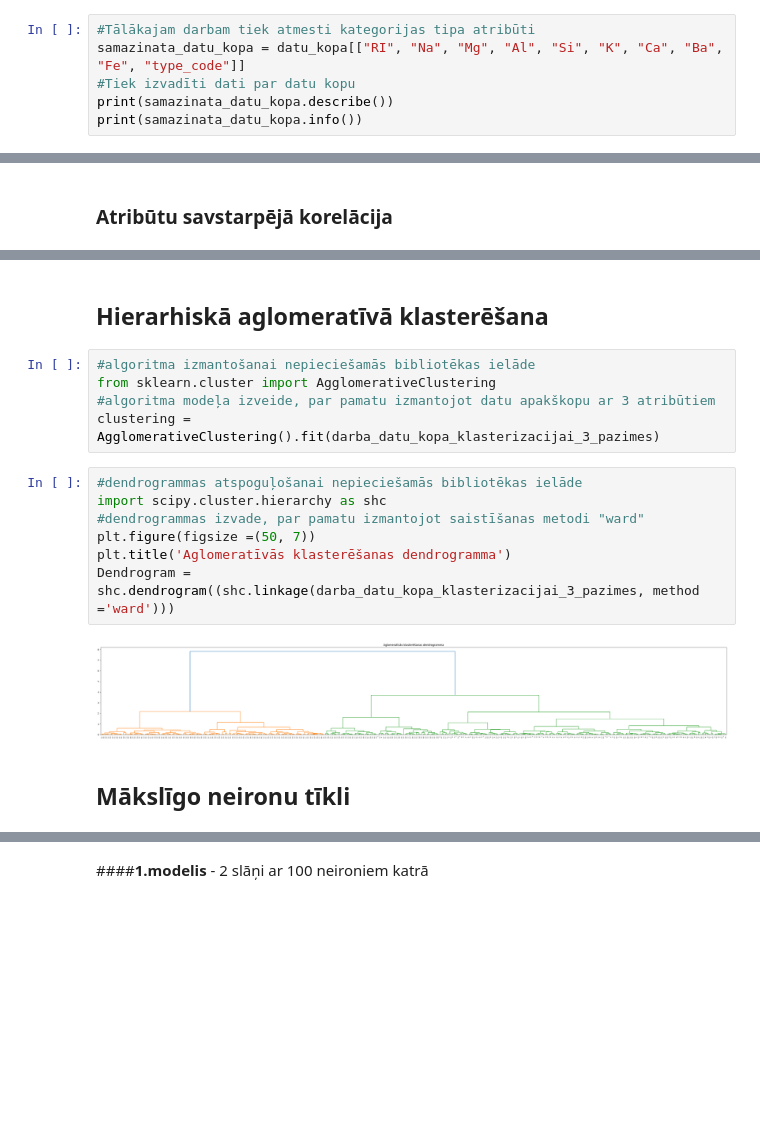
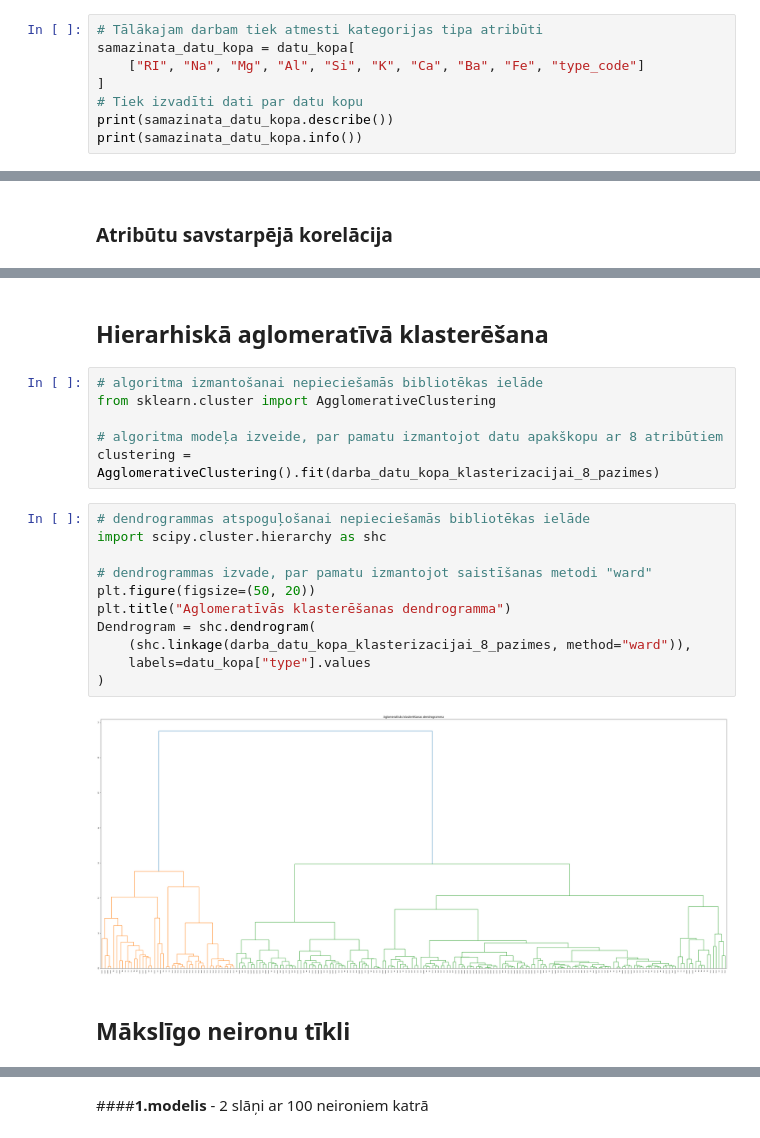
Before and after one commit to ShpionLV/46_Kode, a Jupyter notebook: 46_Kods.ipynb, the cells around one changed output, grey strips where cells are left out. Saved outputs shown, nothing was run; the diff lists cells and outputs as text; blank space fills up the shorter version.

```diff
--- a/46_Kods.ipynb
+++ b/46_Kods.ipynb
@@ -67,9 +67,11 @@ dtype: object
 # %% [markdown]
 ### Informācijas par datu kopu izvade un analīze
 # %%
-#Tālākajam darbam tiek atmesti kategorijas tipa atribūti
-samazinata_datu_kopa = datu_kopa[["RI", "Na", "Mg", "Al", "Si", "K", "Ca", "Ba", "Fe", "type_code"]]
-#Tiek izvadīti dati par datu kopu
+# Tālākajam darbam tiek atmesti kategorijas tipa atribūti
+samazinata_datu_kopa = datu_kopa[
+    ["RI", "Na", "Mg", "Al", "Si", "K", "Ca", "Ba", "Fe", "type_code"]
+]
+# Tiek izvadīti dati par datu kopu
 print(samazinata_datu_kopa.describe())
 print(samazinata_datu_kopa.info())
 # %% [output]
@@ -257,21 +345,24 @@ plt.show()
 # %% [markdown]
-Hierarhiskā aglomeratīvā klasterēšana
----
+## Hierarhiskā aglomeratīvā klasterēšana
 # %%
-#algoritma izmantošanai nepieciešamās bibliotēkas ielāde
+# algoritma izmantošanai nepieciešamās bibliotēkas ielāde
 from sklearn.cluster import AgglomerativeClustering
-#algoritma modeļa izveide, par pamatu izmantojot datu apakškopu ar 3 atribūtiem
-clustering = AgglomerativeClustering().fit(darba_datu_kopa_klasterizacijai_3_pazimes)
+
+# algoritma modeļa izveide, par pamatu izmantojot datu apakškopu ar 8 atribūtiem
+clustering = AgglomerativeClustering().fit(darba_datu_kopa_klasterizacijai_8_pazimes)
 # %%
-#dendrogrammas atspoguļošanai nepieciešamās bibliotēkas ielāde
+# dendrogrammas atspoguļošanai nepieciešamās bibliotēkas ielāde
 import scipy.cluster.hierarchy as shc
-#dendrogrammas izvade, par pamatu izmantojot saistīšanas metodi "ward"
-plt.figure(figsize =(50, 7))
-plt.title('Aglomeratīvās klasterēšanas dendrogramma')
-Dendrogram = shc.dendrogram((shc.linkage(darba_datu_kopa_klasterizacijai_3_pazimes, method ='ward')))
+
+# dendrogrammas izvade, par pamatu izmantojot saistīšanas metodi "ward"
+plt.figure(figsize=(50, 20))
+plt.title("Aglomeratīvās klasterēšanas dendrogramma")
+Dendrogram = shc.dendrogram(
+    (shc.linkage(darba_datu_kopa_klasterizacijai_8_pazimes, method="ward")),
+    labels=datu_kopa["type"].values
+)
 # %% [output]
-[figure, old version]
+[figure, new version]
 # %% [markdown]
-Mākslīgo neironu tīkli
----
+## Mākslīgo neironu tīkli
 # %%
```
Also changed, not shown: parts of 24 cells of this notebook.
